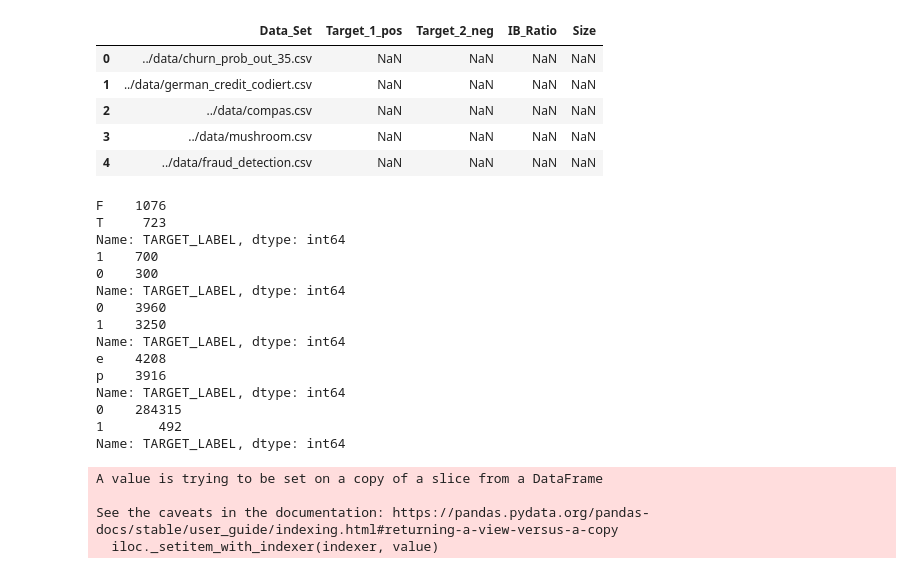
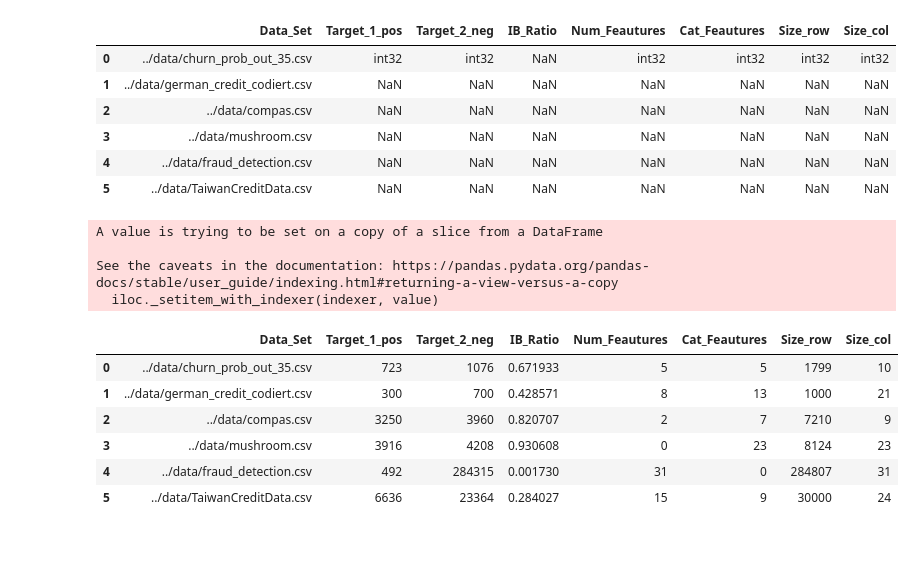
Before and after one commit to IBM/rulebenchmark, a Jupyter notebook: unified-experiments/evaluation.ipynb, the cells around one changed output. Drawn from its saved outputs; the diff is of its cells as text; code cells hidden in the pictures; blank space fills up the shorter version.

```diff
--- a/unified-experiments/evaluation.ipynb
+++ b/unified-experiments/evaluation.ipynb
@@ -13,64 +14,74 @@ len(Config_list)
 # %%
 from pathlib import Path
 import matplotlib.pyplot as plt
 
 # create df and label target label new
 df_list = []
 csv_list = []
 for i in range(len(Config_list)):
 
     if Config_list[i][1]['TYPE'] == "BINARY":
         if Config_list[i][1]["DATA_SET"] not in csv_list:
             temp_df = pd.read_csv(Config_list[i][1]["DATA_SET"])
             csv_list.append(Config_list[i][1]["DATA_SET"])
             temp_df = temp_df.drop(columns=Config_list[i][1]['DROP'])
             temp_df= temp_df.rename(columns={temp_df[Config_list[i][1]['TARGET_LABEL']].name : 'TARGET_LABEL'})
             df_list.append(temp_df)
 
 eval_df = pd.DataFrame(csv_list, columns=['Data_Set'])
-eval_df["Target_1_pos"] = pd.Series()
-eval_df["Target_2_neg"] = pd.Series()
+eval_df["Target_1_pos"] = pd.Series('int32')
+eval_df["Target_2_neg"] = pd.Series('int32')
 eval_df["IB_Ratio"] = pd.Series()
-eval_df["Size"] = pd.Series()
+eval_df["Num_Feautures"] = pd.Series('int32')
+eval_df["Cat_Feautures"] = pd.Series('int32')
+eval_df["Size_row"] = pd.Series('int32')
+eval_df["Size_col"] = pd.Series('int32')
 
 eval_df
 # %% [output]
-|  | Data_Set | Target_1_pos | Target_2_neg | IB_Ratio | Size |
-| 0 | ../data/churn_prob_out_35.csv | NaN | NaN | NaN | NaN |
-| 1 | ../data/german_credit_codiert.csv | NaN | NaN | NaN | NaN |
-| 2 | ../data/compas.csv | NaN | NaN | NaN | NaN |
-| 3 | ../data/mushroom.csv | NaN | NaN | NaN | NaN |
-| 4 | ../data/fraud_detection.csv | NaN | NaN | NaN | NaN |
+|  | Data_Set | Target_1_pos | Target_2_neg | IB_Ratio | Num_Feautures | Cat_Feautures | Size_row | Size_col |
+| 0 | ../data/churn_prob_out_35.csv | int32 | int32 | NaN | int32 | int32 | int32 | int32 |
+| 1 | ../data/german_credit_codiert.csv | NaN | NaN | NaN | NaN | NaN | NaN | NaN |
+| 2 | ../data/compas.csv | NaN | NaN | NaN | NaN | NaN | NaN | NaN |
+| 3 | ../data/mushroom.csv | NaN | NaN | NaN | NaN | NaN | NaN | NaN |
+| 4 | ../data/fraud_detection.csv | NaN | NaN | NaN | NaN | NaN | NaN | NaN |
+| 5 | ../data/TaiwanCreditData.csv | NaN | NaN | NaN | NaN | NaN | NaN | NaN |
 # %%
+# iterate over the datasets and get needed metrics
 for frame in range(len(df_list)):
     metric = df_list[frame]["TARGET_LABEL"].value_counts()
+
+    # Imbalanced Ratio = minor class
     if metric[0] > metric[1]:
         eval_df["Target_1_pos"].iloc[frame] = metric[1]
         eval_df["Target_2_neg"].iloc[frame] = metric[0]
     else:
         eval_df["Target_1_pos"].iloc[frame] = metric[0]
         eval_df["Target_2_neg"].iloc[frame] = metric[1]
-    df_size = len(df_list[frame])
+
+    df_size_row = len(df_list[frame])
+    df_size_col = len(df_list[frame].columns)
+    df_num_feauture =  len(df_list[frame].select_dtypes(include=['int64', 'float64']).columns)
+    df_cat_feauture =   len(df_list[frame].select_dtypes(include=['object']).columns)
+
     eval_df["IB_Ratio"].iloc[frame] = eval_df["Target_1_pos"].iloc[frame]/eval_df["Target_2_neg"].iloc[frame]
-    eval_df["Size"].iloc[frame]    = df_size
-    print(metric)
+    eval_df["Size_row"].iloc[frame]   = df_size_row
+    eval_df["Size_col"].iloc[frame]   = df_size_col
+
+    eval_df["Num_Feautures"].iloc[frame] = df_num_feauture
+    eval_df["Cat_Feautures"].iloc[frame] = df_cat_feauture
+
+
+eval_df
 # %% [output]
-F    1076
-T     723
-Name: TARGET_LABEL, dtype: int64
-1    700
-0    300
-Name: TARGET_LABEL, dtype: int64
-0    3960
-1    3250
-Name: TARGET_LABEL, dtype: int64
-e    4208
-p    3916
-Name: TARGET_LABEL, dtype: int64
-0    284315
-1       492
-Name: TARGET_LABEL, dtype: int64
+A value is trying to be set on a copy of a slice from a DataFrame
+
+See the caveats in the documentation: https://pandas.pydata.org/pandas-docs/stable/user_guide/indexing.html#returning-a-view-versus-a-copy
+  iloc._setitem_with_indexer(indexer, value)
-A value is trying to be set on a copy of a slice from a DataFrame
-
-See the caveats in the documentation: https://pandas.pydata.org/pandas-docs/stable/user_guide/indexing.html#returning-a-view-versus-a-copy
-  iloc._setitem_with_indexer(indexer, value)
+|  | Data_Set | Target_1_pos | Target_2_neg | IB_Ratio | Num_Feautures | Cat_Feautures | Size_row | Size_col |
+| 0 | ../data/churn_prob_out_35.csv | 723 | 1076 | 0.671933 | 5 | 5 | 1799 | 10 |
+| 1 | ../data/german_credit_codiert.csv | 300 | 700 | 0.428571 | 8 | 13 | 1000 | 21 |
+| 2 | ../data/compas.csv | 3250 | 3960 | 0.820707 | 2 | 7 | 7210 | 9 |
+| 3 | ../data/mushroom.csv | 3916 | 4208 | 0.930608 | 0 | 23 | 8124 | 23 |
+| 4 | ../data/fraud_detection.csv | 492 | 284315 | 0.001730 | 31 | 0 | 284807 | 31 |
+| 5 | ../data/TaiwanCreditData.csv | 6636 | 23364 | 0.284027 | 15 | 9 | 30000 | 24 |
```
Also changed, not shown: parts of 4 cells of this notebook, 2 other files.
